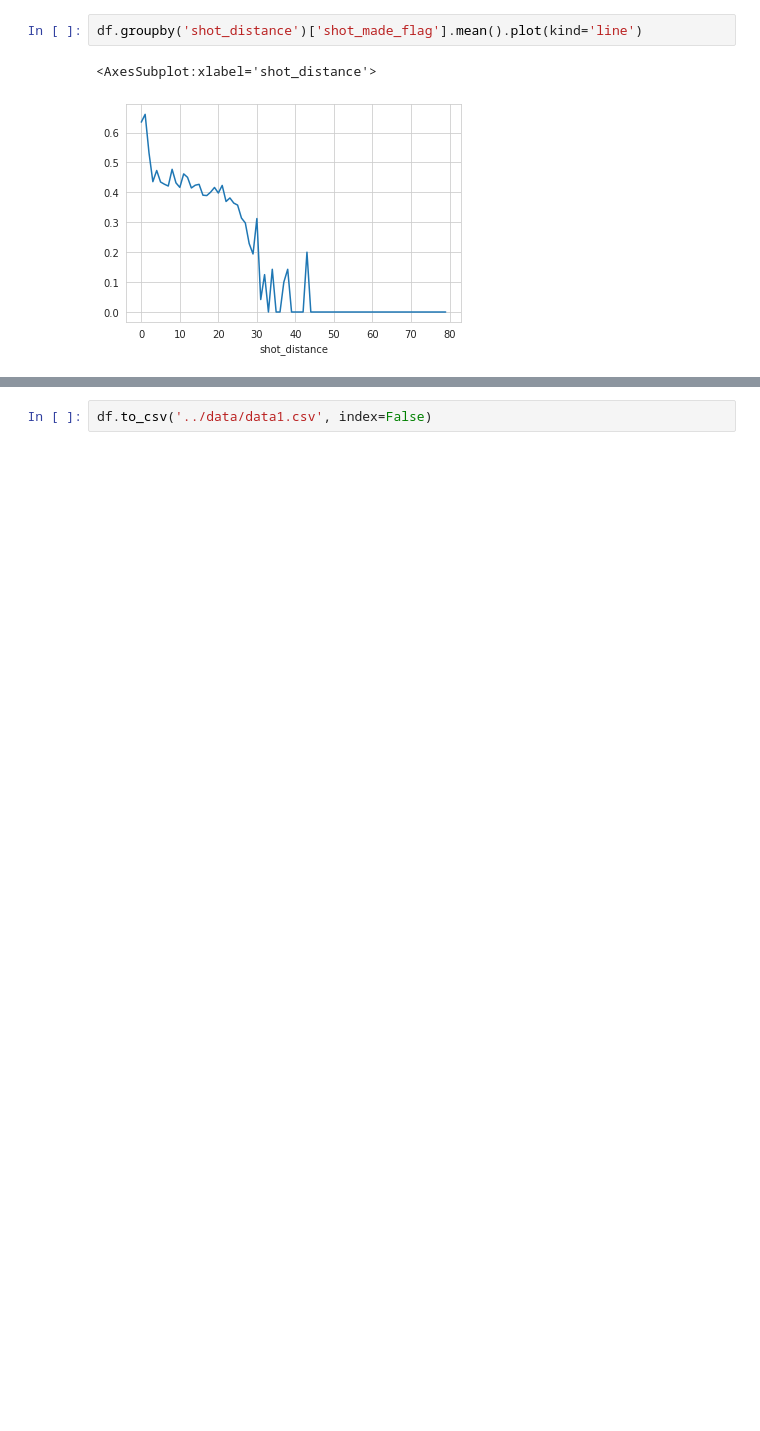
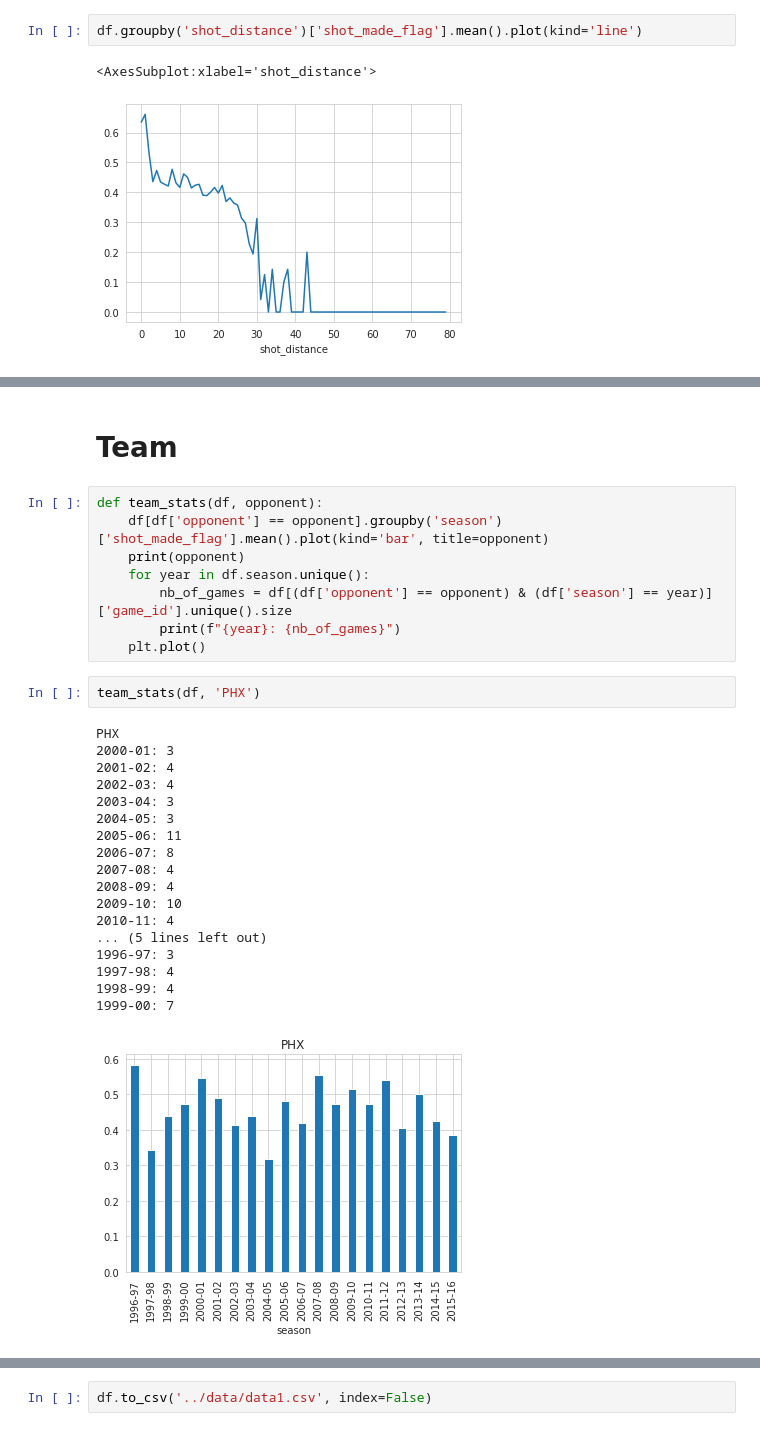
Before and after one commit to mitirmizi/koby-bryant-shot-selection, a Jupyter notebook: src/1-EDA.ipynb, the cells around one changed output, grey strips where cells are left out. Saved outputs shown, nothing was run; the diff lists cells and outputs as text; blank space fills up the shorter version.

Commit message:
adding stats vs team

```diff
--- a/src/1-EDA.ipynb
+++ b/src/1-EDA.ipynb
@@ -568,0 +584,31 @@ df.groupby('shot_distance')['shot_made_flag'].mean().plot(kind='line')
+# %% [markdown]
+# Team
+# %%
+def team_stats(df, opponent):
+    df[df['opponent'] == opponent].groupby('season')['shot_made_flag'].mean().plot(kind='bar', title=opponent)
+    print(opponent)
+    for year in df.season.unique():
+        nb_of_games = df[(df['opponent'] == opponent) & (df['season'] == year)]['game_id'].unique().size
+        print(f"{year}: {nb_of_games}")
+    plt.plot()
+# %%
+team_stats(df, 'PHX')
+# %% [output]
+PHX
+2000-01: 3
+2001-02: 4
+2002-03: 4
+2003-04: 3
+2004-05: 3
+2005-06: 11
+2006-07: 8
+2007-08: 4
+2008-09: 4
+2009-10: 10
+2010-11: 4
+... (5 lines left out)
+1996-97: 3
+1997-98: 4
+1998-99: 4
+1999-00: 7
+[figure, added]
```
Also changed, not shown: parts of 4 cells of this notebook.
